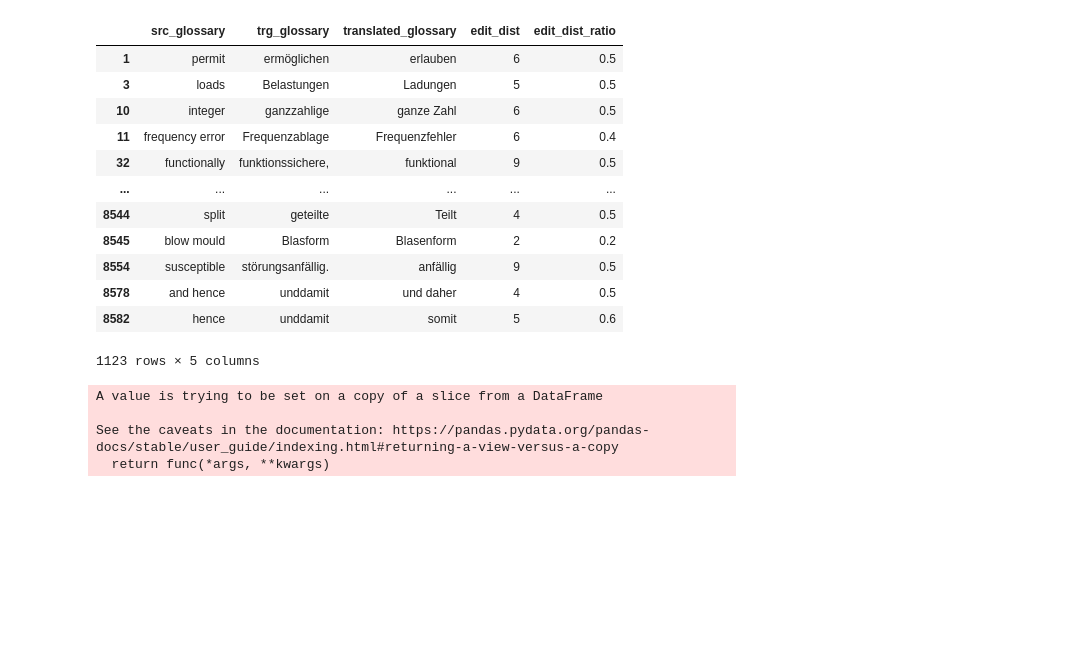
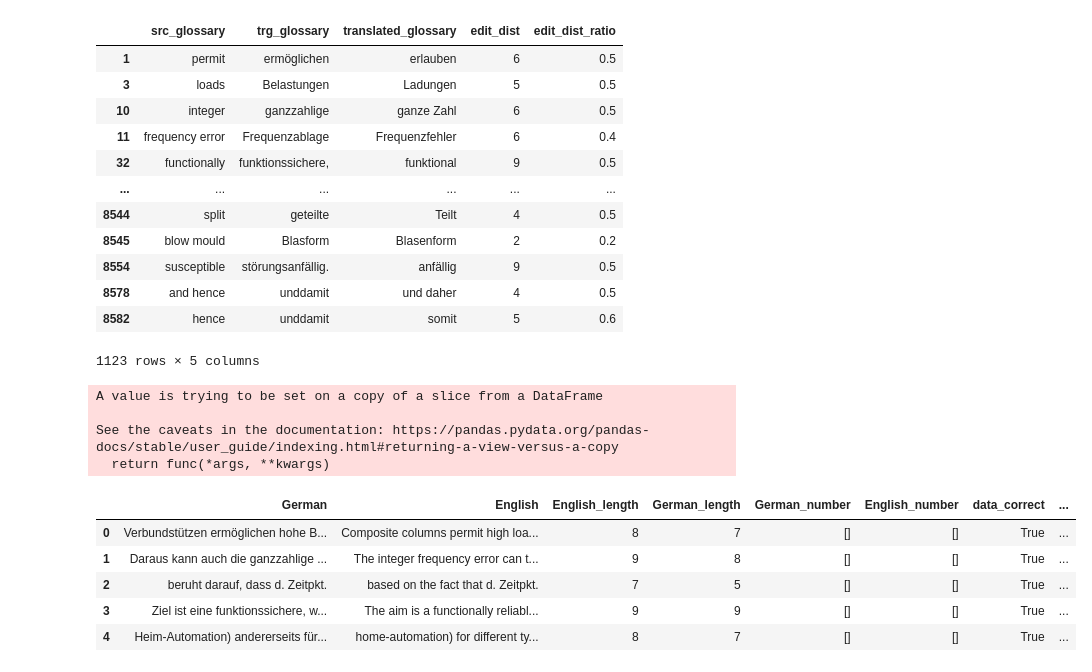
Before and after one commit to YeHoonJang/archive_for_everything, a Jupyter notebook: project_univ/pknu/sanhak_seminar/0504_실습연습.ipynb, the cells around one changed output. Saved outputs shown, nothing was run; the diff lists cells and outputs as text; code cells hidden in the pictures; blank space fills up the shorter version.

```diff
--- a/project_univ/pknu/sanhak_seminar/0504_실습연습.ipynb
+++ b/project_univ/pknu/sanhak_seminar/0504_실습연습.ipynb
@@ -182,3 +182,14 @@ A value is trying to be set on a copy of a slice from a DataFrame
 
 See the caveats in the documentation: https://pandas.pydata.org/pandas-docs/stable/user_guide/indexing.html#returning-a-view-versus-a-copy
   return func(*args, **kwargs)
+# %%
+pdf.head()
+
+# src: en / trg: de
+# %% [output]
+|  | German | English | English_length | German_length | German_number | English_number | data_correct | ... |
+| 0 | Verbundstützen ermöglichen hohe B... | Composite columns permit high loa... | 8 | 7 | [] | [] | True | ... |
+| 1 | Daraus kann auch die ganzzahlige ... | The integer frequency error can t... | 9 | 8 | [] | [] | True | ... |
+| 2 | beruht darauf, dass d. Zeitpkt. | based on the fact that d. Zeitpkt. | 7 | 5 | [] | [] | True | ... |
+| 3 | Ziel ist eine funktionssichere, w... | The aim is a functionally reliabl... | 9 | 9 | [] | [] | True | ... |
+| 4 | Heim-Automation) andererseits für... | home-automation) for different ty... | 8 | 7 | [] | [] | True | ... |
```
Also changed, not shown: parts of 3 cells of this notebook.
